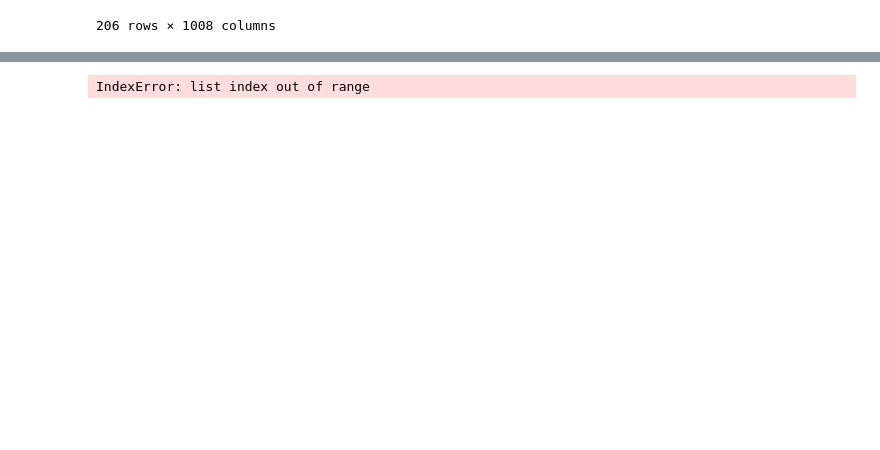
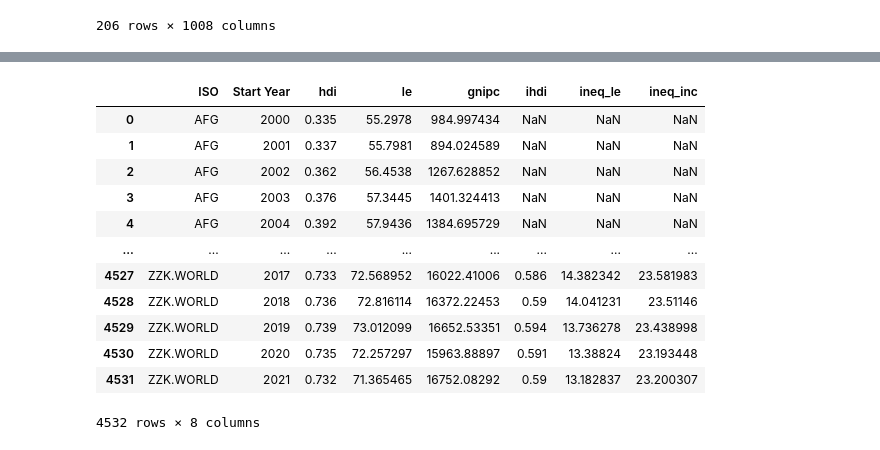
Before and after one commit to AshleyJubilee/disaster-analysis, a Jupyter notebook: economics.ipynb, the cells around one changed output, grey strips where cells are left out. Saved outputs shown, nothing was run; the diff lists cells and outputs as text; code cells hidden in the pictures; blank space fills up the shorter version.

```diff
--- a/economics.ipynb
+++ b/economics.ipynb
@@ -71,6 +89,8 @@ hdiCleanFrame
 # %%
+# Filter hdi data only for 2000 and onward to match range of disaster data
 hdiYear = hdiData.filter(regex="[0-2][0-9]$")
 
+# Filter hdi data by index
 filterHDI = hdiYear.filter(regex="^hdi.[0-9]", axis=1)
 filterLE = hdiYear.filter(regex="^le.[0-9]", axis=1)
 filterGNIPC = hdiYear.filter(regex="^gnipc", axis=1)
@@ -78,31 +98,52 @@ filterIHDI = hdiYear.filter(regex="^ihdi", axis=1)
 filterILE = hdiYear.filter(regex="^ineq_le", axis=1)
 filterIINC = hdiYear.filter(regex="^ineq_inc", axis=1)
 
-# hdiReduced = pd.concat([hdiData["iso3"], hdiData["country"], filterHDI, filterLE, filterGNIPC, filterIHDI, filterILE, filterIINC], axis=1)
-# hdiReduced.drop("hdi_rank_2021", axis=1)
-filterHDI
+# Make list of countries and relevant indexes
+countryList = list(hdiData["iso3"])
+dataList = ["hdi", "le", "gnipc", "ihdi", "ineq_le", "ineq_inc"]
 
-countryList = list(hdiData["iso3"])
-dataList = ["hdi", "le", "gnipc", "ihdi", "ineq_le", "indeq_inc"]
 
+# Creates a list of lists for each countries index measurements from 2000-2021
 hdiList = [filterHDI.iloc[x, :].values.flatten().tolist() for x in range(0, len(filterHDI))]
 leList = [filterLE.iloc[x, :].values.flatten().tolist() for x in range(0, len(filterLE))]
 gnipcList = [filterGNIPC.iloc[x, :].values.flatten().tolist() for x in range(0, len(filterGNIPC))]
-ihdiList = [filterIHDI.iloc[x, :].values.flatten().tolist() for x in range(0, len(filterIHDI))]
-ileList = [filterILE.iloc[x, :].values.flatten().tolist() for x in range(0, len(filterILE))]
-iincList = [filterIINC.iloc[x, :].values.flatten().tolist() for x in range(0, len(filterIINC))]
 
+# Since inequality data starts in 2010, insert NaN values to the start of each countries list
+# This keeps each countries data list the same length, 2000-2021.
+nanInsert = [float("NaN") for x in range(0, 10)]
+ihdiList = [nanInsert + filterIHDI.iloc[x, :].values.flatten().tolist() for x in range(0, len(filterIHDI))]
+ileList = [nanInsert + filterILE.iloc[x, :].values.flatten().tolist() for x in range(0, len(filterILE))]
+iincList = [nanInsert + filterIINC.iloc[x, :].values.flatten().tolist() for x in range(0, len(filterIINC))]
+
+# Store all lists together to loop through
 totalList = [hdiList, leList, gnipcList, ihdiList, ileList, iincList]
 # %%
-i = 0
+# Loop through each index list, and insert data for each country.
+
+# Since each data list is formatted by country and then from 2000-2021,
+# Insert data by looping through the country list and using .loc
+
 j = 0
 
 for bigList in totalList:
+    i = 0
     for smallList in bigList:
         hdiCleanFrame.loc[countryList[i], dataList[j]] = smallList
         i += 1
     j += 1
 
-hdiCleanFrame
+hdiCleanFrame.reset_index()
 # %% [output]
+|  | ISO | Start Year | hdi | le | gnipc | ihdi | ineq_le | ineq_inc |
+| 0 | AFG | 2000 | 0.335 | 55.2978 | 984.997434 | NaN | NaN | NaN |
+| 1 | AFG | 2001 | 0.337 | 55.7981 | 894.024589 | NaN | NaN | NaN |
+| 2 | AFG | 2002 | 0.362 | 56.4538 | 1267.628852 | NaN | NaN | NaN |
+| 3 | AFG | 2003 | 0.376 | 57.3445 | 1401.324413 | NaN | NaN | NaN |
+| 4 | AFG | 2004 | 0.392 | 57.9436 | 1384.695729 | NaN | NaN | NaN |
+| ... | ... | ... | ... | ... | ... | ... | ... | ... |
+| 4527 | ZZK.WORLD | 2017 | 0.733 | 72.568952 | 16022.41006 | 0.586 | 14.382342 | 23.581983 |
+| 4528 | ZZK.WORLD | 2018 | 0.736 | 72.816114 | 16372.22453 | 0.59 | 14.041231 | 23.51146 |
+| 4529 | ZZK.WORLD | 2019 | 0.739 | 73.012099 | 16652.53351 | 0.594 | 13.736278 | 23.438998 |
+| 4530 | ZZK.WORLD | 2020 | 0.735 | 72.257297 | 15963.88897 | 0.591 | 13.38824 | 23.193448 |
+| 4531 | ZZK.WORLD | 2021 | 0.732 | 71.365465 | 16752.08292 | 0.59 | 13.182837 | 23.200307 |
-IndexError: list index out of range
+4532 rows × 8 columns
```
Also changed, not shown: parts of 8 cells of this notebook.
